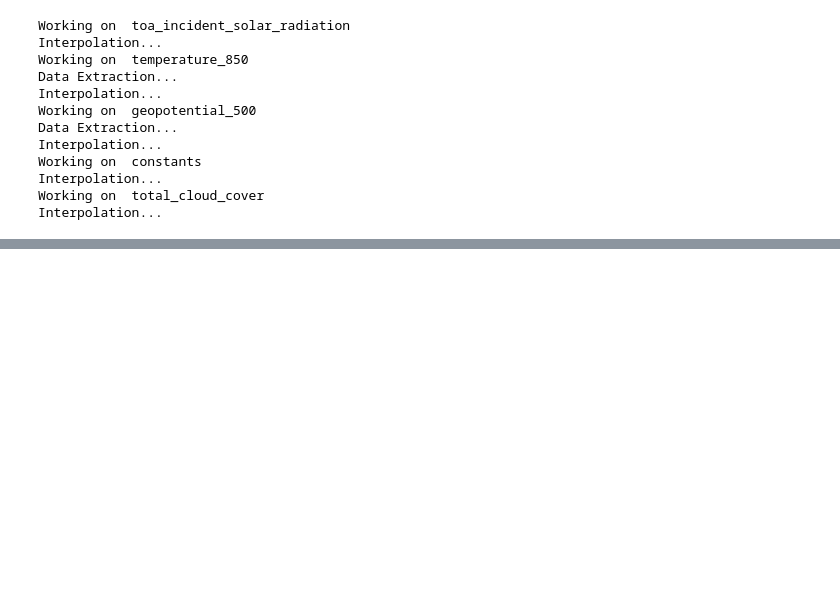
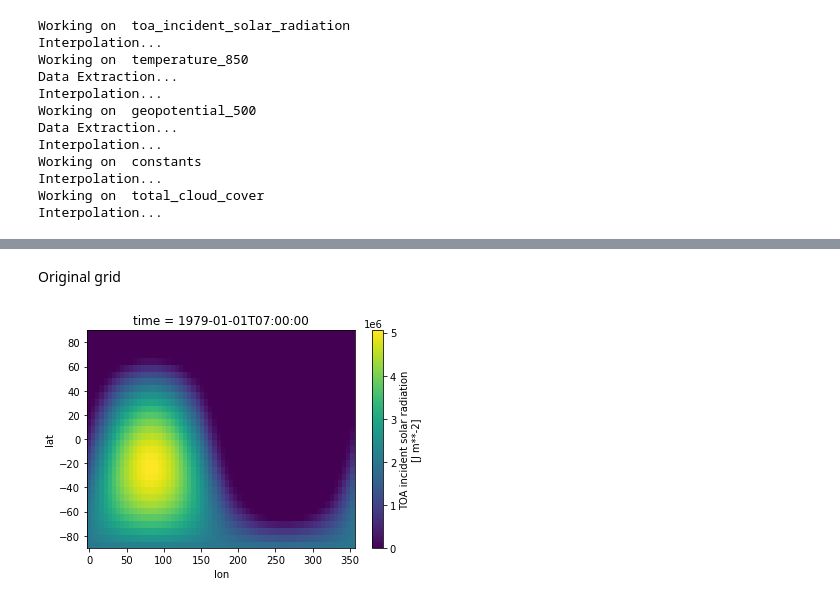
Before and after one commit to deepsphere/deepsphere-weather, a Jupyter notebook: notebooks/healpix_resampling.ipynb, the cells around one changed output, grey strips where cells are left out. Drawn from its saved outputs; the diff is of its cells as text; code cells hidden in the pictures; blank space fills up the shorter version.

```diff
--- a/notebooks/healpix_resampling.ipynb
+++ b/notebooks/healpix_resampling.ipynb
@@ -94,0 +109,2 @@ Interpolation...
+# %%
+ds_aux = xr.open_mfdataset(input_dir + 'toa_incident_solar_radiation' + '/*.nc', combine='by_coords')
@@ -94,0 +228,7 @@ Interpolation...
+# %% [markdown]
+Original grid
+# %%
+ds_aux.tisr.isel(time=0).plot()
+plt.show()
+# %% [output]
+[figure, added]
```
Also changed, not shown: parts of 20 cells of this notebook.
